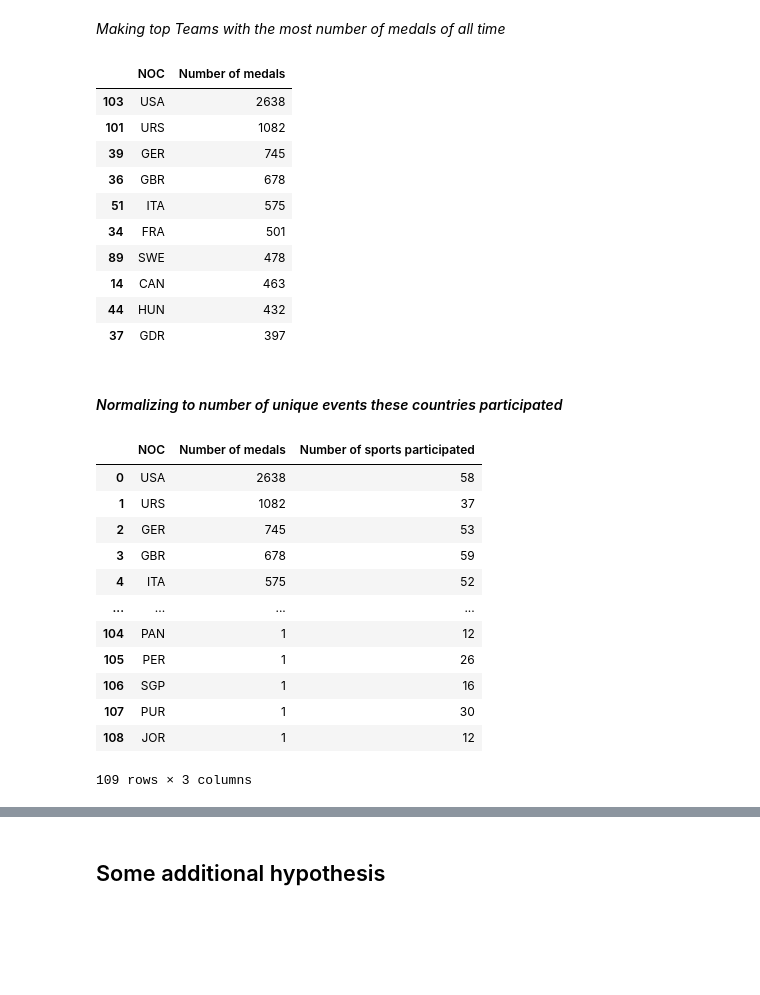
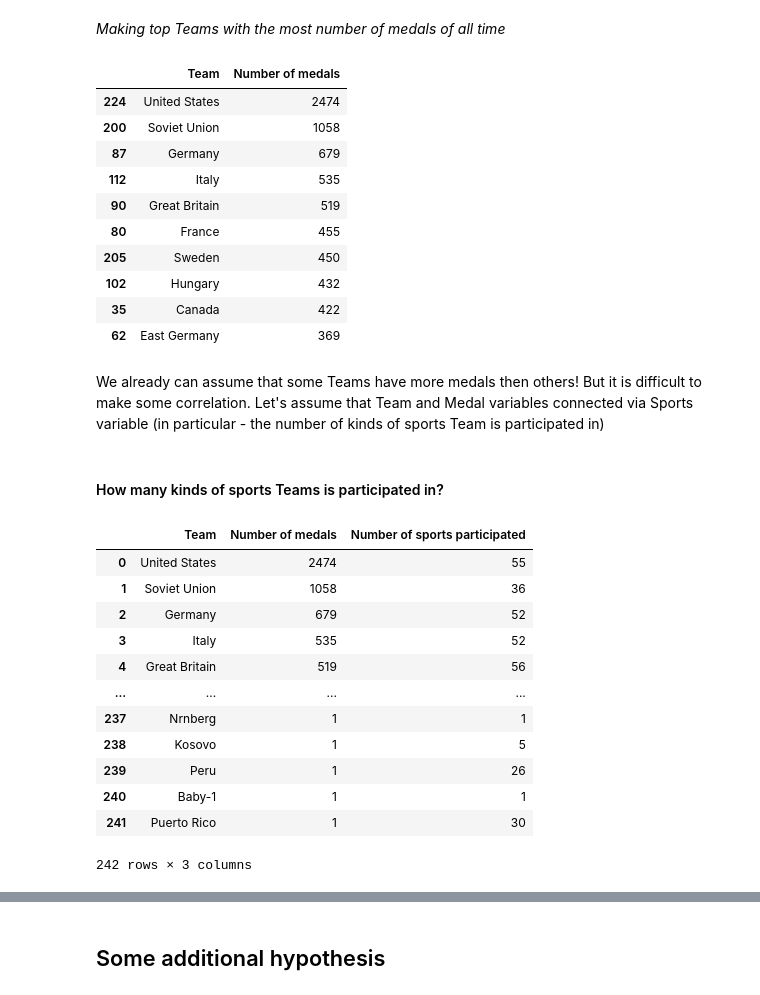
Before and after one commit to vladissta/BI_Statistics_2022, a Jupyter notebook: Project/Reports/report.ipynb, the cells around one changed output, grey strips where cells are left out. Saved outputs shown, nothing was run; the diff lists cells and outputs as text; code cells hidden in the pictures; blank space fills up the shorter version.

```diff
--- a/Project/Reports/report.ipynb
+++ b/Project/Reports/report.ipynb
@@ -201,5 +206,5 @@ _Too old... We have to change this data to NULL_
 # %%
-df.loc[df.Age == 240, 'Age'] = None
+df.loc[df.Age == 240, 'Age'] = 24
 # %% [markdown]
 #### Checking Height
 # %%
@@ -227,5 +240,5 @@ _It is to high!_
 # %%
-df.loc[df.Height == 340, 'Height'] = None
+df.loc[df.Height == 340, 'Height'] = 176
 # %% [markdown]
 #### Checking Weight
 # %%
@@ -348,8 +361,8 @@ medal_top_df
 # %% [markdown]
 ###  Height_z_scores variable with the values of the Height variable after its standardization
 # %%
-Height_z_scores = stats.zscore(df.Height.dropna())
-Height_z_scores
+df['Height_z_scores'] = (df.Height - df.Height.mean()) / df.Height.std()
+df.Height_z_scores
 # %% [output]
 0        1.108607
 1        1.108607
@@ -366,3 +379,6 @@ Name: Height, Length: 210908, dtype: float64
 # %% [markdown]
 ### Height_min_max_scaled variable with the values of the Height variable after applying min-max normalization to it.
 ##### Optional
+# %%
+df['Height_min_max_scaled'] = (df.Height - df.Height.min()) / (df.Height.max() - df.Height.min())
+df['Height_min_max_scaled']
@@ -447,39 +474,41 @@ print(new_df.to_markdown(), file = open('../Tables for article/markdown_table.tx
 # %% [markdown]
 _Making top Teams with the most number of medals of all time_
 # %%
-medals = df.loc[df.Medal.notna()].groupby('NOC').Medal.count().reset_index().sort_values(by='Medal', ascending=False)
-num_medals = df.loc[df.Medal == "Gold"].groupby('NOC').Medal.count().reset_index().\
+medals = df.loc[df.Medal.notna()].groupby('Team').Medal.count().reset_index().sort_values(by='Medal', ascending=False)
+num_medals = df.loc[df.Medal == "Gold"].groupby('Team').Medal.count().reset_index().\
 sort_values(by='Medal', ascending=False).rename(columns = {'Medal': 'Number of medals'})
 num_medals.head(10)
 # %% [output]
-|  | NOC | Number of medals |
-| 103 | USA | 2638 |
-| 101 | URS | 1082 |
-| 39 | GER | 745 |
-| 36 | GBR | 678 |
-| 51 | ITA | 575 |
-| 34 | FRA | 501 |
-| 89 | SWE | 478 |
-| 14 | CAN | 463 |
-| 44 | HUN | 432 |
-| 37 | GDR | 397 |
+|  | Team | Number of medals |
+| 224 | United States | 2474 |
+| 200 | Soviet Union | 1058 |
+| 87 | Germany | 679 |
+| 112 | Italy | 535 |
+| 90 | Great Britain | 519 |
+| 80 | France | 455 |
+| 205 | Sweden | 450 |
+| 102 | Hungary | 432 |
+| 35 | Canada | 422 |
+| 62 | East Germany | 369 |
+# %% [markdown]
+We already can assume that some Teams have more medals then others! But it is difficult to make some correlation. Let's assume that Team and Medal variables connected via Sports variable (in particular - the number of kinds of sports Team is participated in)
 # %% [markdown]
-#### _Normalizing to number of unique events these countries participated_
+#### How many kinds of sports Teams is participated in?
 # %%
-num_sport = df.groupby('NOC').Sport.nunique()
-num_sport_medals = num_medals.merge(num_sport, on='NOC').rename(columns={'Sport':'Number of sports participated'})
+num_sport = df.groupby('Team').Sport.nunique()
+num_sport_medals = num_medals.merge(num_sport, on='Team').rename(columns={'Sport':'Number of sports participated'})
 num_sport_medals
 # %% [output]
-|  | NOC | Number of medals | Number of sports participated |
-| 0 | USA | 2638 | 58 |
-| 1 | URS | 1082 | 37 |
-| 2 | GER | 745 | 53 |
-| 3 | GBR | 678 | 59 |
-| 4 | ITA | 575 | 52 |
+|  | Team | Number of medals | Number of sports participated |
+| 0 | United States | 2474 | 55 |
+| 1 | Soviet Union | 1058 | 36 |
+| 2 | Germany | 679 | 52 |
+| 3 | Italy | 535 | 52 |
+| 4 | Great Britain | 519 | 56 |
 | ... | ... | ... | ... |
-| 104 | PAN | 1 | 12 |
-| 105 | PER | 1 | 26 |
-| 106 | SGP | 1 | 16 |
-| 107 | PUR | 1 | 30 |
-| 108 | JOR | 1 | 12 |
+| 237 | Nrnberg | 1 | 1 |
+| 238 | Kosovo | 1 | 5 |
+| 239 | Peru | 1 | 26 |
+| 240 | Baby-1 | 1 | 1 |
+| 241 | Puerto Rico | 1 | 30 |
-109 rows × 3 columns
+242 rows × 3 columns
```
Also changed, not shown: parts of 43 cells of this notebook, 3 other files.
